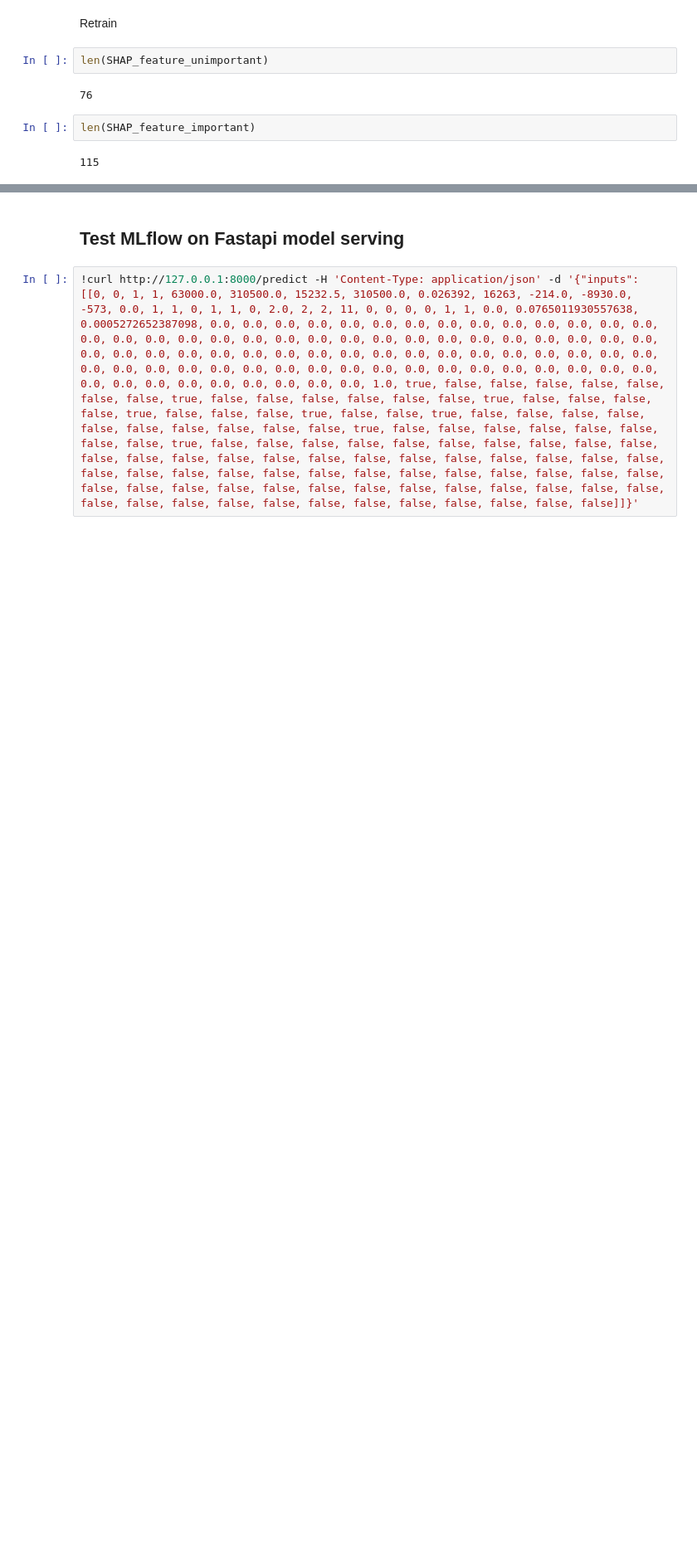
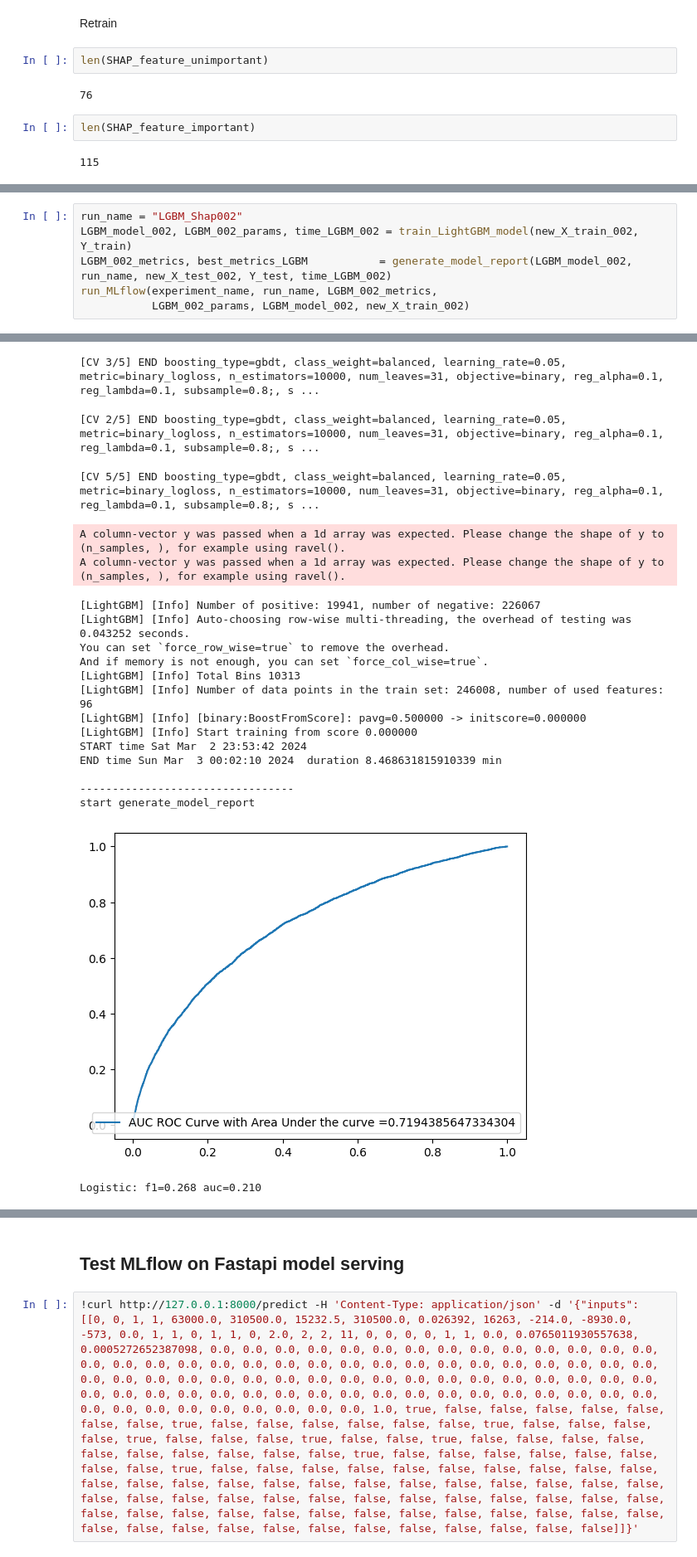
Before and after one commit to MarkoBrie/credit_scoring_with_MLOPS, a Jupyter notebook: 2_Model_selection.ipynb, the cells around one changed output, grey strips where cells are left out. Shown at 83% size. Saved outputs shown, nothing was run; the diff lists cells and outputs as text; blank space fills up the shorter version.

```diff
--- a/2_Model_selection.ipynb
+++ b/2_Model_selection.ipynb
@@ -1270,0 +1387,7 @@ Feature names unseen at fit time:
+# %%
+run_name = "LGBM_Shap002"
+LGBM_model_002, LGBM_002_params, time_LGBM_002 = train_LightGBM_model(new_X_train_002, Y_train)
+LGBM_002_metrics, best_metrics_LGBM           = generate_model_report(LGBM_model_002, run_name, new_X_test_002, Y_test, time_LGBM_002)
+run_MLflow(experiment_name, run_name, LGBM_002_metrics,
+           LGBM_002_params, LGBM_model_002, new_X_train_002)
+# %% [output]
@@ -1270,0 +1399,20 @@ Feature names unseen at fit time:
+[CV 3/5] END boosting_type=gbdt, class_weight=balanced, learning_rate=0.05, metric=binary_logloss, n_estimators=10000, num_leaves=31, objective=binary, reg_alpha=0.1, reg_lambda=0.1, subsample=0.8;, s ...
+[CV 2/5] END boosting_type=gbdt, class_weight=balanced, learning_rate=0.05, metric=binary_logloss, n_estimators=10000, num_leaves=31, objective=binary, reg_alpha=0.1, reg_lambda=0.1, subsample=0.8;, s ...
+[CV 5/5] END boosting_type=gbdt, class_weight=balanced, learning_rate=0.05, metric=binary_logloss, n_estimators=10000, num_leaves=31, objective=binary, reg_alpha=0.1, reg_lambda=0.1, subsample=0.8;, s ...
+A column-vector y was passed when a 1d array was expected. Please change the shape of y to (n_samples, ), for example using ravel().
+A column-vector y was passed when a 1d array was expected. Please change the shape of y to (n_samples, ), for example using ravel().
+[LightGBM] [Info] Number of positive: 19941, number of negative: 226067
+[LightGBM] [Info] Auto-choosing row-wise multi-threading, the overhead of testing was 0.043252 seconds.
+You can set `force_row_wise=true` to remove the overhead.
+And if memory is not enough, you can set `force_col_wise=true`.
+[LightGBM] [Info] Total Bins 10313
+[LightGBM] [Info] Number of data points in the train set: 246008, number of used features: 96
+[LightGBM] [Info] [binary:BoostFromScore]: pavg=0.500000 -> initscore=0.000000
+[LightGBM] [Info] Start training from score 0.000000
+START time Sat Mar  2 23:53:42 2024
+END time Sun Mar  3 00:02:10 2024  duration 8.468631815910339 min
+
+---------------------------------
+start generate_model_report
+[figure, added]
+Logistic: f1=0.268 auc=0.210
```
Also changed, not shown: parts of 30 cells of this notebook, 1 other file.
